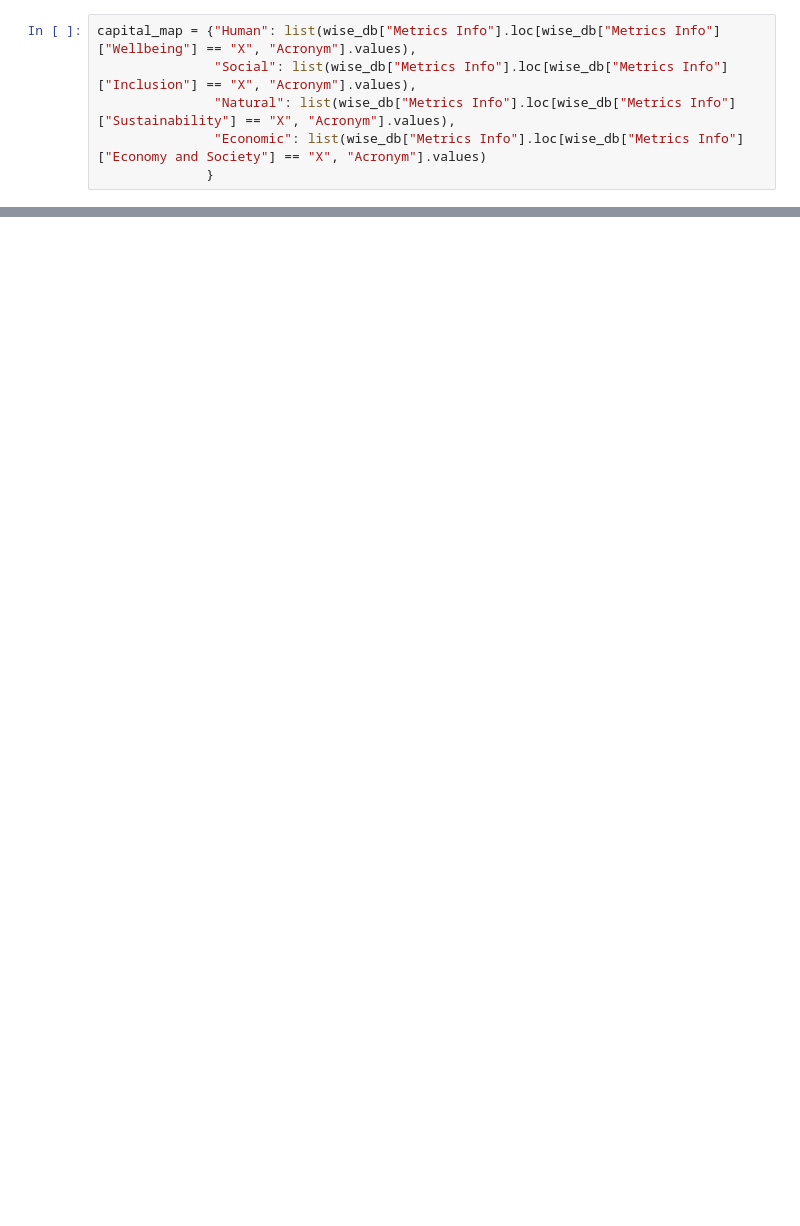
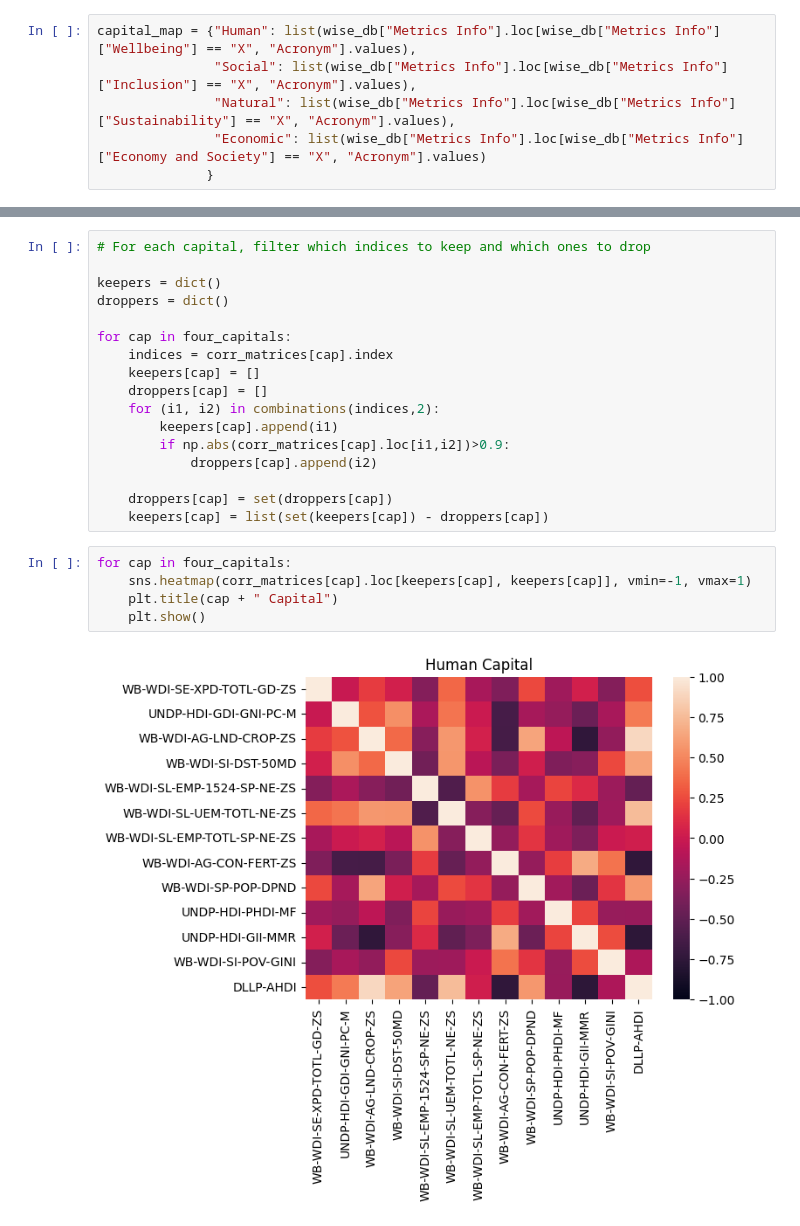
Before and after one commit to B-Lab-Switzerland/sipi-data-analysis, a Jupyter notebook: notebooks/Country_Level/correlation_analysis.ipynb, the cells around one changed output, grey strips where cells are left out. Cells and saved outputs as stored; diff of their text form; blank space fills up the shorter version.

```diff
--- a/notebooks/Country_Level/correlation_analysis.ipynb
+++ b/notebooks/Country_Level/correlation_analysis.ipynb
@@ -146,0 +286,24 @@ plt.axhline(y=30, ls="--", c="k")
+# %%
+# For each capital, filter which indices to keep and which ones to drop
+
+keepers = dict()
+droppers = dict()
+
+for cap in four_capitals:
+    indices = corr_matrices[cap].index
+    keepers[cap] = []
+    droppers[cap] = []
+    for (i1, i2) in combinations(indices,2):
+        keepers[cap].append(i1)
+        if np.abs(corr_matrices[cap].loc[i1,i2])>0.9:
+            droppers[cap].append(i2)
+
+    droppers[cap] = set(droppers[cap])
+    keepers[cap] = list(set(keepers[cap]) - droppers[cap])
+# %%
+for cap in four_capitals:
+    sns.heatmap(corr_matrices[cap].loc[keepers[cap], keepers[cap]], vmin=-1, vmax=1)
+    plt.title(cap + " Capital")
+    plt.show()
+# %% [output]
+[figure, added]
```
Also changed, not shown: parts of 35 cells of this notebook, 12 other files.
